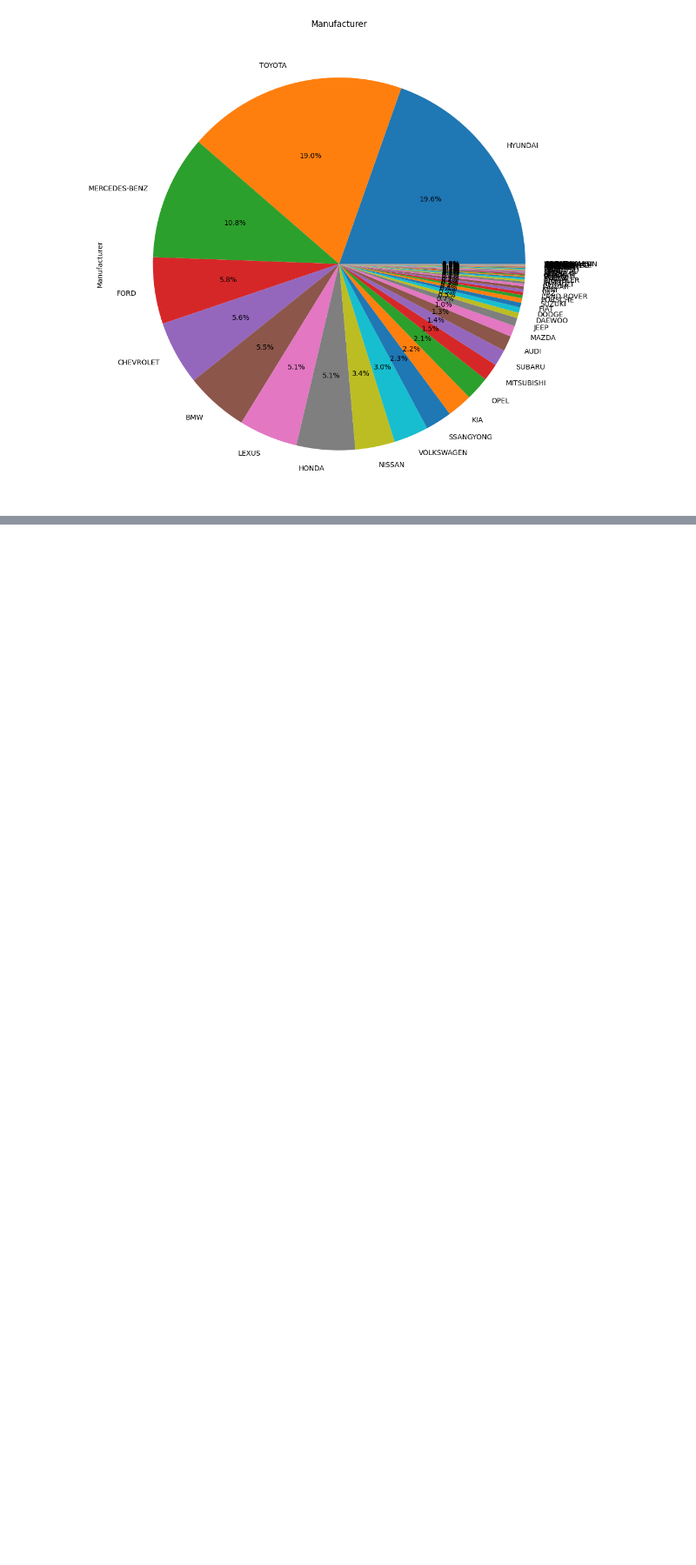
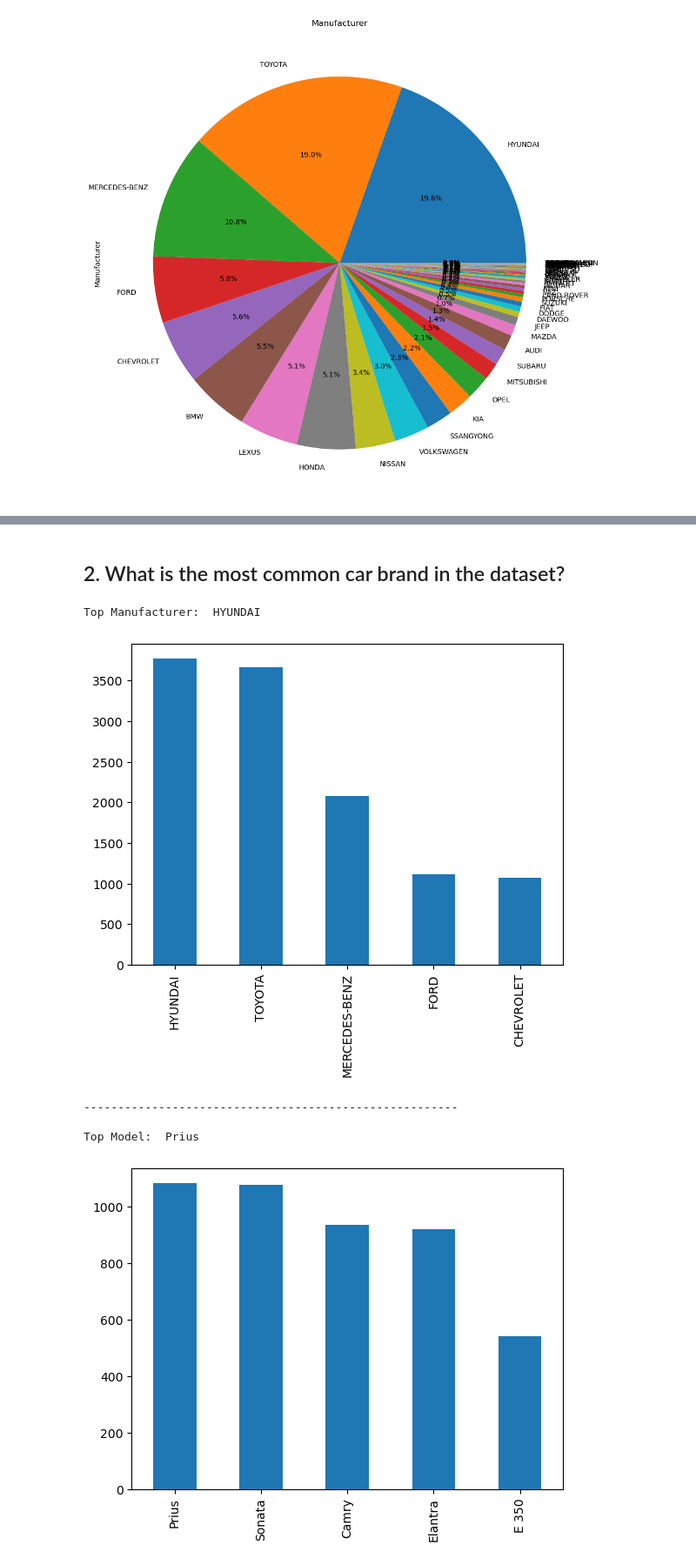
Before and after one commit to BishoyAtef/DS_Project, a Jupyter notebook: data_cleaning.ipynb, the cells around one changed output, grey strips where cells are left out. Shown: that part at 87% size. Drawn from its saved outputs; the diff is of its cells as text; code cells hidden in the pictures; blank space fills up the shorter version.

```diff
--- a/data_cleaning.ipynb
+++ b/data_cleaning.ipynb
@@ -345,0 +391,20 @@ visualize_data(df)
+# %% [markdown]
+## 2. What is the most common car brand in the dataset?
+# %%
+# 2. What is the most common car brand in the dataset?
+print("Top Manufacturer: ", df['Manufacturer'].value_counts().idxmax())
+df['Manufacturer'].value_counts().head(5).plot(kind='bar')
+plt.show()
+
+print("-------------------------------------------------------\n")
+
+print("Top Model: ", df['Model'].value_counts().idxmax())
+df['Model'].value_counts().head(5).plot(kind='bar')
+plt.show()
+# %% [output]
+Top Manufacturer:  HYUNDAI
+[figure, added]
+-------------------------------------------------------
+
+Top Model:  Prius
+[figure, added]
```
Also changed, not shown: parts of 28 cells of this notebook.
